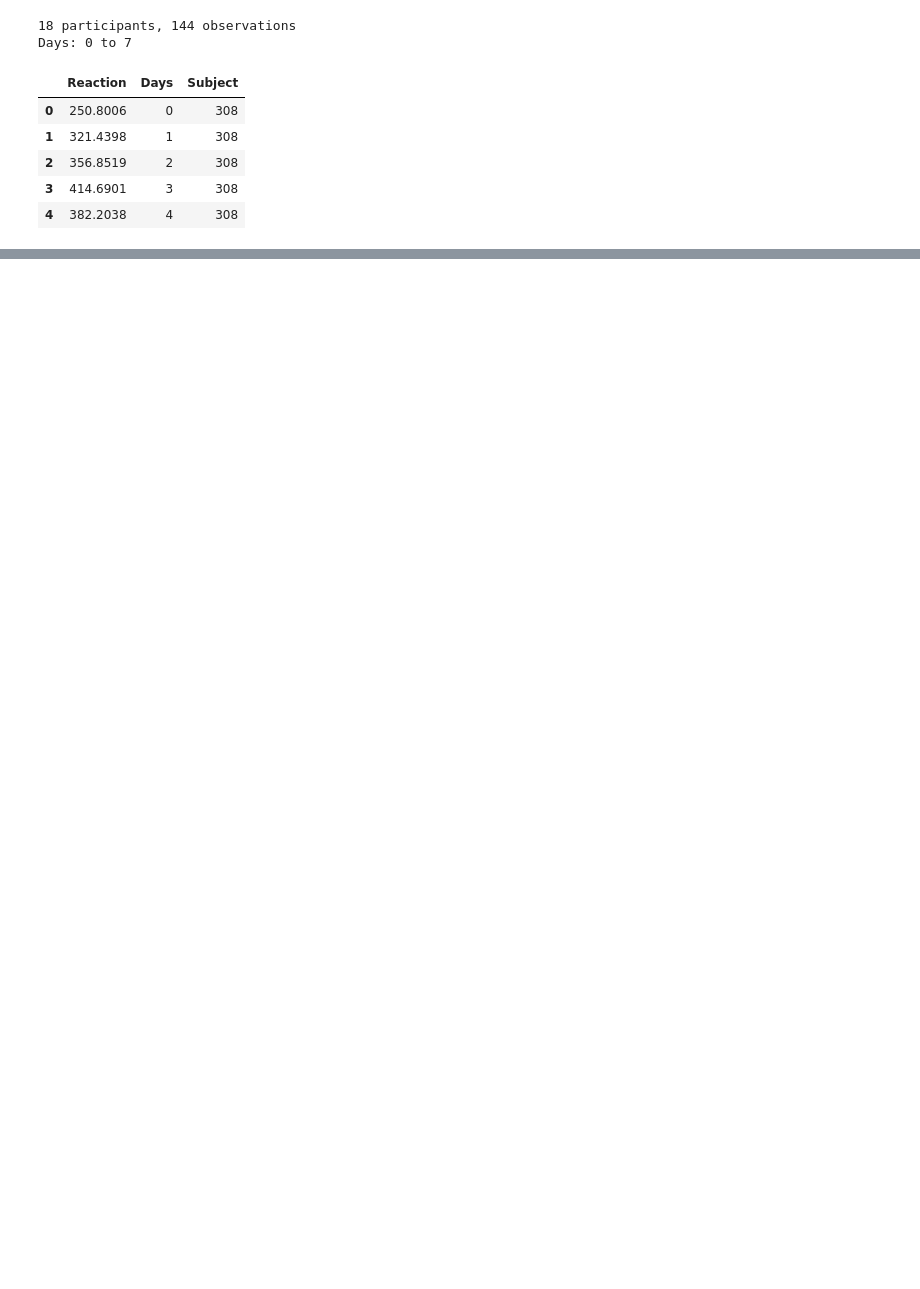
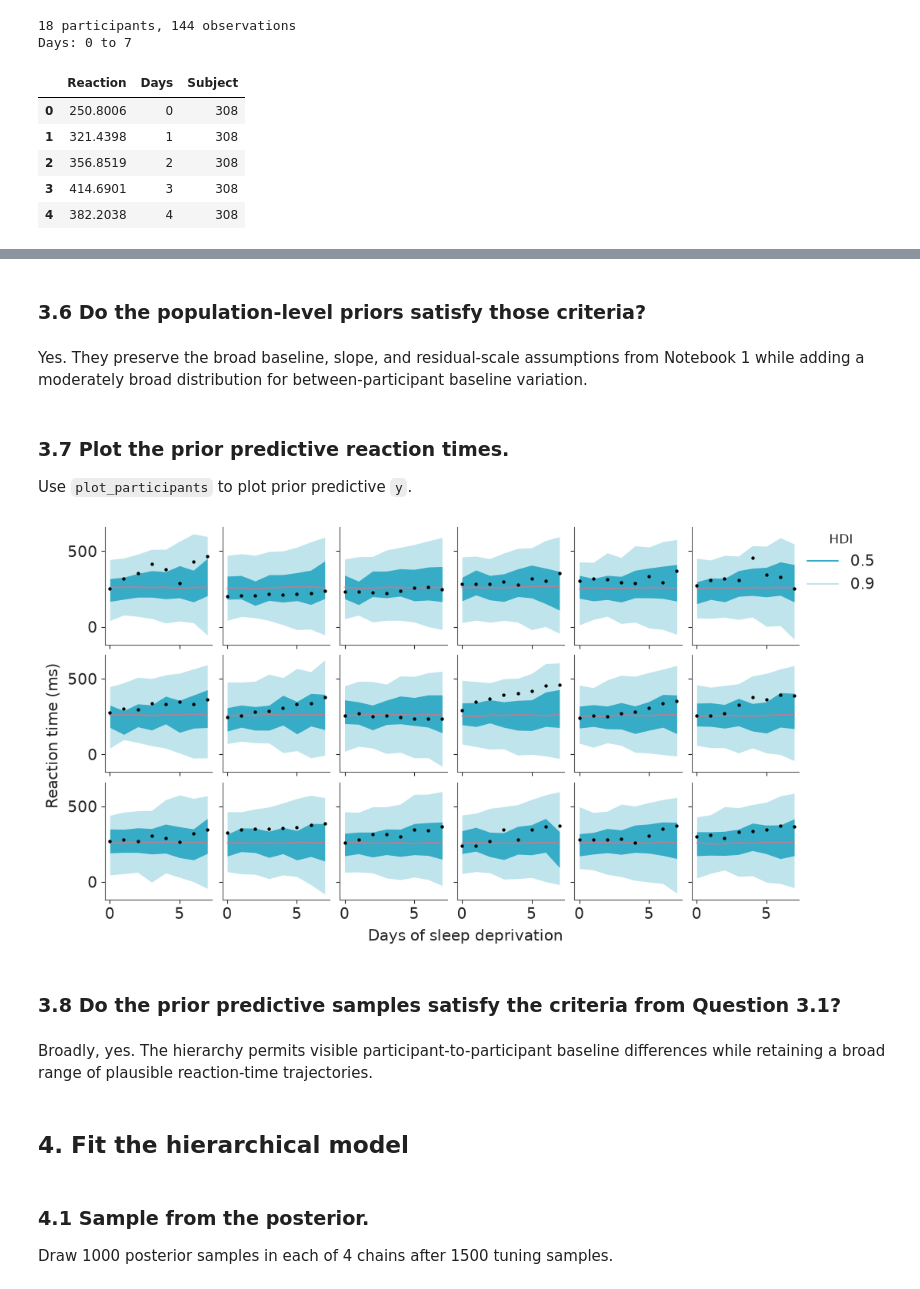
Before and after one commit to opherdonchin/BayesShortCourse, a Jupyter notebook: sleep/solved/04_varying_intercept.ipynb, the cells around one changed output, grey strips where cells are left out. Drawn from its saved outputs; the diff is of its cells as text; code cells hidden in the pictures; blank space fills up the shorter version.

```diff
--- a/sleep/solved/04_varying_intercept.ipynb
+++ b/sleep/solved/04_varying_intercept.ipynb
@@ -293,0 +547,23 @@ Partial pooling now captures persistent baseline differences — the participant
+# %% [markdown]
+### 3.6 Do the population-level priors satisfy those criteria?
+# %% [markdown]
+Yes. They preserve the broad baseline, slope, and residual-scale assumptions from Notebook 1 while adding a moderately broad distribution for between-participant baseline variation.
+# %% [markdown]
+### 3.7 Plot the prior predictive reaction times.
+
+Use `plot_participants` to plot prior predictive `y`.
+# %%
+plot_participants(prior, "prior_predictive", "y")
+plt.show()
+# %% [output]
+[figure, added]
+# %% [markdown]
+### 3.8 Do the prior predictive samples satisfy the criteria from Question 3.1?
+# %% [markdown]
+Broadly, yes. The hierarchy permits visible participant-to-participant baseline differences while retaining a broad range of plausible reaction-time trajectories.
+# %% [markdown]
+## 4. Fit the hierarchical model
+# %% [markdown]
+### 4.1 Sample from the posterior.
+
+Draw 1000 posterior samples in each of 4 chains after 1500 tuning samples.
```
Also changed, not shown: parts of 204 cells of this notebook, 1 other file.
